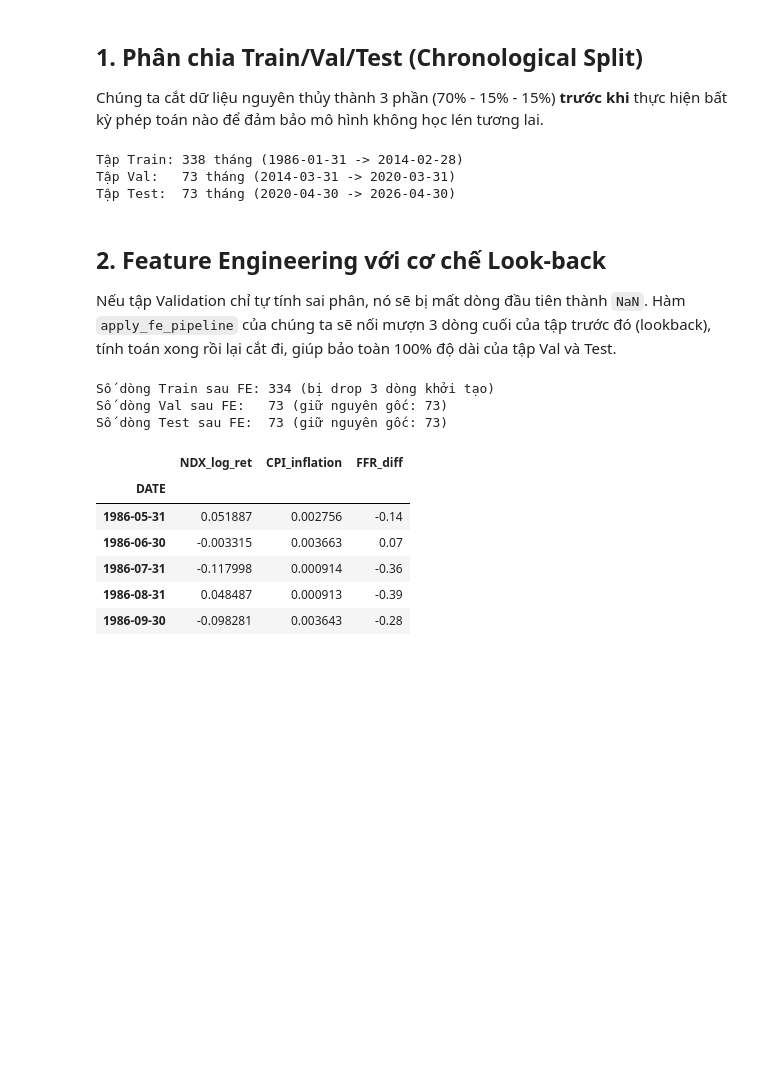
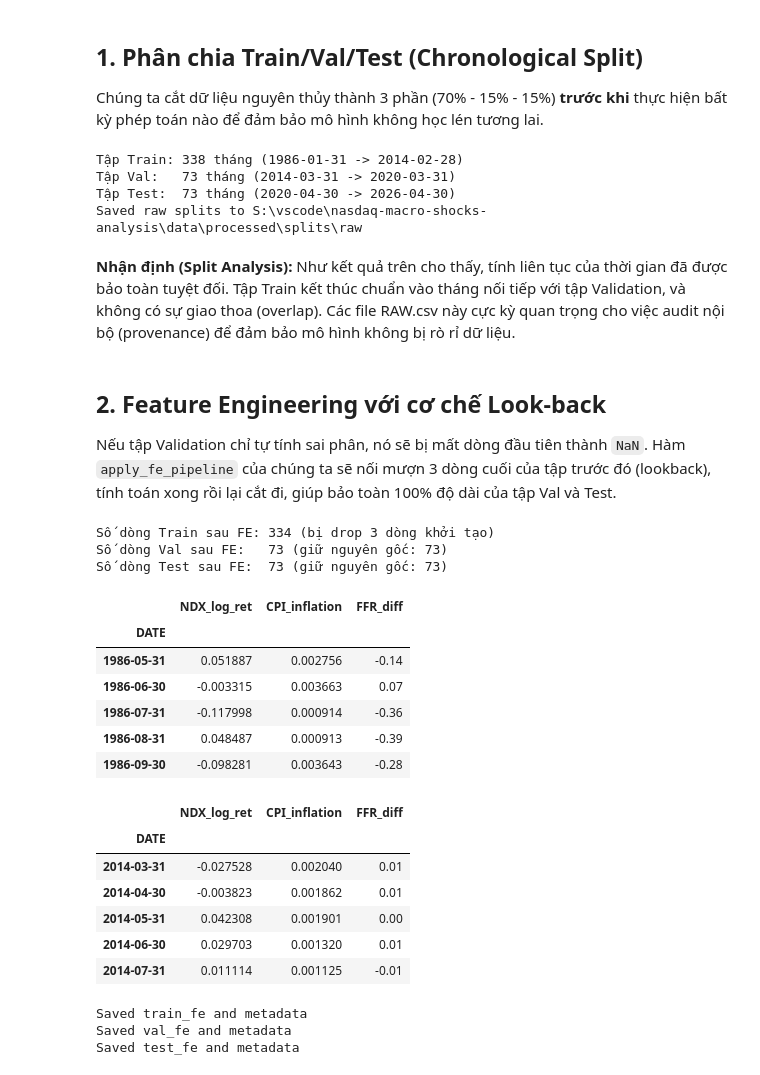
Before and after one commit to imissu-datntq/nasdaq-macro-shocks-analysis, a Jupyter notebook: notebooks/03_feature_engineering_and_transformation.ipynb, the cells around one changed output. Cells and saved outputs as stored; diff of their text form; code cells hidden in the pictures; blank space fills up the shorter version.

```diff
--- a/notebooks/03_feature_engineering_and_transformation.ipynb
+++ b/notebooks/03_feature_engineering_and_transformation.ipynb
@@ -46,38 +52,84 @@ train_raw, val_raw, test_raw = chronological_split(master_df, train_ratio=0.70,
 print(f"Tập Train: {len(train_raw)} tháng ({train_raw.index.min().date()} -> {train_raw.index.max().date()})")
 print(f"Tập Val:   {len(val_raw)} tháng ({val_raw.index.min().date()} -> {val_raw.index.max().date()})")
 print(f"Tập Test:  {len(test_raw)} tháng ({test_raw.index.min().date()} -> {test_raw.index.max().date()})")
+
+# Save raw splits for provenance (auditable)
+raw_dir = SPLITS_DIR / 'raw'
+raw_dir.mkdir(parents=True, exist_ok=True)
+train_raw.to_csv(raw_dir / 'train_raw.csv')
+val_raw.to_csv(raw_dir / 'val_raw.csv')
+test_raw.to_csv(raw_dir / 'test_raw.csv')
+print('Saved raw splits to', raw_dir)
 # %% [output]
 Tập Train: 338 tháng (1986-01-31 -> 2014-02-28)
 Tập Val:   73 tháng (2014-03-31 -> 2020-03-31)
 Tập Test:  73 tháng (2020-04-30 -> 2026-04-30)
+Saved raw splits to S:\vscode\nasdaq-macro-shocks-analysis\data\processed\splits\raw
+# %% [markdown]
+**Nhận định (Split Analysis):**
+Như kết quả trên cho thấy, tính liên tục của thời gian đã được bảo toàn tuyệt đối. Tập Train kết thúc chuẩn vào tháng nối tiếp với tập Validation, và không có sự giao thoa (overlap). Các file RAW.csv này cực kỳ quan trọng cho việc audit nội bộ (provenance) để đảm bảo mô hình không bị rò rỉ dữ liệu.
 # %% [markdown]
 ## 2. Feature Engineering với cơ chế Look-back
 Nếu tập Validation chỉ tự tính sai phân, nó sẽ bị mất dòng đầu tiên thành `NaN`. Hàm `apply_fe_pipeline` của chúng ta sẽ nối mượn 3 dòng cuối của tập trước đó (lookback), tính toán xong rồi lại cắt đi, giúp bảo toàn 100% độ dài của tập Val và Test.
 # %%
 MAX_LAG = 3
 
 # 1. Train tự xử lý (sẽ mất MAX_LAG dòng ở đầu do shift)
 train_fe = apply_fe_pipeline(train_raw, lookback_df=None, max_lag=MAX_LAG)
 
 # 2. Val mượn đuôi của Train (Bảo toàn 100% dòng)
 val_fe = apply_fe_pipeline(val_raw, lookback_df=train_raw, max_lag=MAX_LAG)
 
 # 3. Test mượn đuôi của Val (Bảo toàn 100% dòng)
 test_fe = apply_fe_pipeline(test_raw, lookback_df=val_raw, max_lag=MAX_LAG)
 
 print(f"Số dòng Train sau FE: {len(train_fe)} (bị drop {MAX_LAG} dòng khởi tạo)")
 print(f"Số dòng Val sau FE:   {len(val_fe)} (giữ nguyên gốc: {len(val_raw)})")
 print(f"Số dòng Test sau FE:  {len(test_fe)} (giữ nguyên gốc: {len(test_raw)})")
 
+# Sanity checks: preserve lengths for val/test
+assert len(val_fe) == len(val_raw), 'Val length mismatch after FE pipeline'
+assert len(test_fe) == len(test_raw), 'Test length mismatch after FE pipeline'
+
+# Show sample rows to demonstrate no unexpected NaNs
 display(train_fe[['NDX_log_ret', 'CPI_inflation', 'FFR_diff']].head())
+display(val_fe[['NDX_log_ret', 'CPI_inflation', 'FFR_diff']].head())
+
+def _save_provenance_split(df, name):
+    # save processed fe split and metadata
+    out_path = SPLITS_DIR / f"{name}_fe.csv"
+    df.to_csv(out_path)
+    meta = {
+        'rows': len(df),
+        'columns': list(df.columns),
+        'created_by': 'notebook:03_feature_engineering_and_transformation',
+        'MAX_LAG': MAX_LAG
+    }
+    import json
+    (SPLITS_DIR / f"{name}_fe.meta.json").write_text(json.dumps(meta))
+    print(f"Saved {name}_fe and metadata")
+
+_save_provenance_split(train_fe, 'train')
+_save_provenance_split(val_fe, 'val')
+_save_provenance_split(test_fe, 'test')
 # %% [output]
 Số dòng Train sau FE: 334 (bị drop 3 dòng khởi tạo)
 Số dòng Val sau FE:   73 (giữ nguyên gốc: 73)
 Số dòng Test sau FE:  73 (giữ nguyên gốc: 73)
 |  | NDX_log_ret | CPI_inflation | FFR_diff |
 | DATE |  |  |  |
 | 1986-05-31 | 0.051887 | 0.002756 | -0.14 |
 | 1986-06-30 | -0.003315 | 0.003663 | 0.07 |
 | 1986-07-31 | -0.117998 | 0.000914 | -0.36 |
 | 1986-08-31 | 0.048487 | 0.000913 | -0.39 |
 | 1986-09-30 | -0.098281 | 0.003643 | -0.28 |
+|  | NDX_log_ret | CPI_inflation | FFR_diff |
+| DATE |  |  |  |
+| 2014-03-31 | -0.027528 | 0.002040 | 0.01 |
+| 2014-04-30 | -0.003823 | 0.001862 | 0.01 |
+| 2014-05-31 | 0.042308 | 0.001901 | 0.00 |
+| 2014-06-30 | 0.029703 | 0.001320 | 0.01 |
+| 2014-07-31 | 0.011114 | 0.001125 | -0.01 |
+Saved train_fe and metadata
+Saved val_fe and metadata
+Saved test_fe and metadata
```
Also changed, not shown: parts of 12 cells of this notebook, 11 other files.
